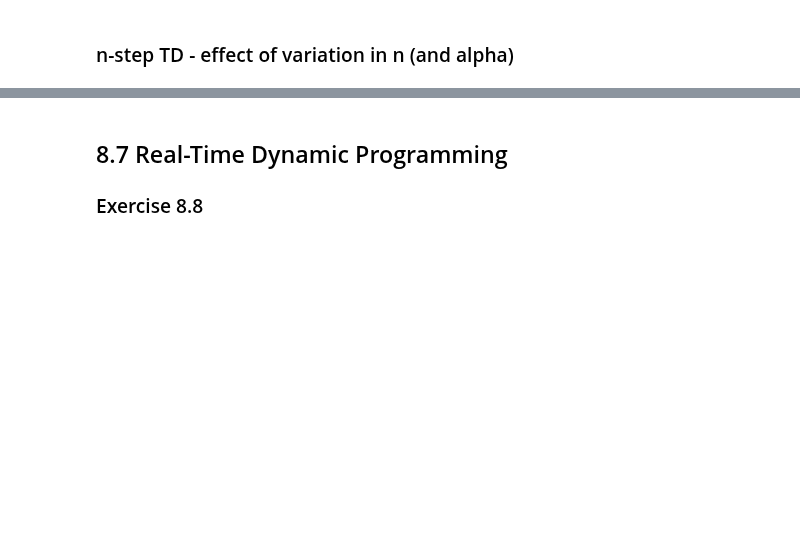
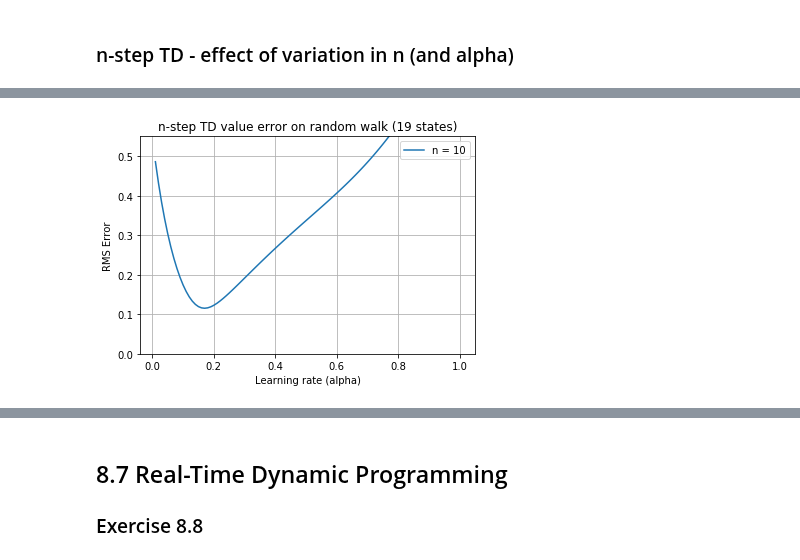
Before and after one commit to billtubbs/game-learner, a Jupyter notebook: Sutton-Barto-book-exercise-answers.ipynb, the cells around one changed output, grey strips where cells are left out. Drawn from its saved outputs; the diff is of its cells as text; code cells hidden in the pictures; blank space fills up the shorter version.

```diff
--- a/Sutton-Barto-book-exercise-answers.ipynb
+++ b/Sutton-Barto-book-exercise-answers.ipynb
@@ -1473,0 +1637,18 @@ plt.show()
+# %%
+# Plot results
+states = game.states[1:size+1]
+
+fig, ax = plt.subplots()
+
+for n, rms_errors in rms_error_sets.items():
+    ax.plot(learning_rates, rms_errors, label='n = %d' % n)
+plt.title('n-step TD value error on random walk (%d states)' % game.size)
+ax.set_xlabel('Learning rate (alpha)')
+ax.set_ylabel('RMS Error')
+ax.set_ylim(0.0, 0.55)
+plt.legend()
+plt.grid()
+plt.savefig("random_walk_tdl_%d.pdf" % game.size)
+plt.show()
+# %% [output]
+[figure, added]
```
Also changed, not shown: parts of 36 cells of this notebook.
